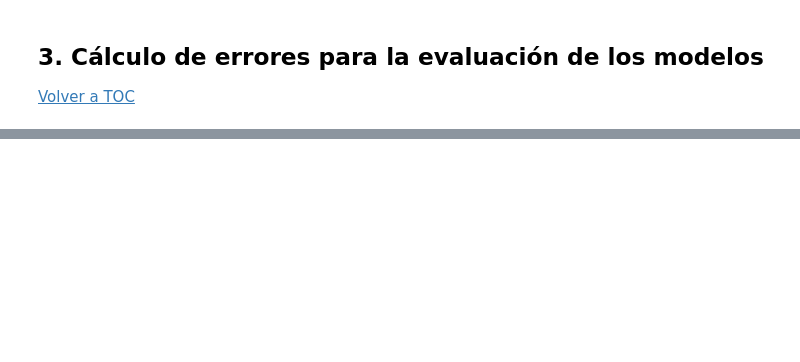
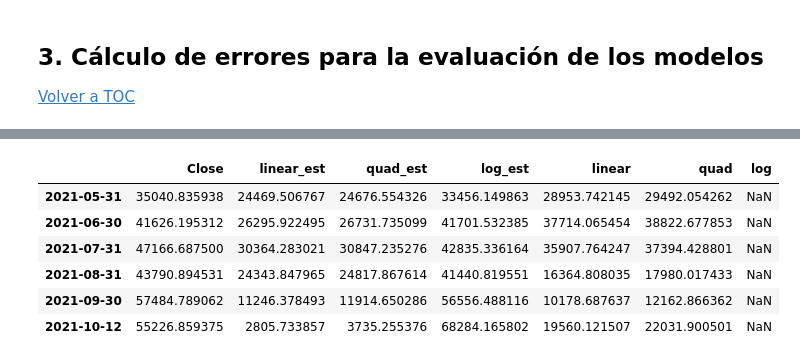
Before and after one commit to LeandroNardi96/Prediccion-del-Precio-de-un-Activo-Financiero-Criptomoneda, a Jupyter notebook: Workshop_final_index.ipynb, the cells around one changed output, grey strips where cells are left out. Cells and saved outputs as stored; diff of their text form; code cells hidden in the pictures; blank space fills up the shorter version.

```diff
--- a/Workshop_final_index.ipynb
+++ b/Workshop_final_index.ipynb
@@ -237,0 +272,10 @@ df_eval
+# %%
+df_test_graf
+# %% [output]
+|  | Close | linear_est | quad_est | log_est | linear | quad | log |
+| 2021-05-31 | 35040.835938 | 24469.506767 | 24676.554326 | 33456.149863 | 28953.742145 | 29492.054262 | NaN |
+| 2021-06-30 | 41626.195312 | 26295.922495 | 26731.735099 | 41701.532385 | 37714.065454 | 38822.677853 | NaN |
+| 2021-07-31 | 47166.687500 | 30364.283021 | 30847.235276 | 42835.336164 | 35907.764247 | 37394.428801 | NaN |
+| 2021-08-31 | 43790.894531 | 24343.847965 | 24817.867614 | 41440.819551 | 16364.808035 | 17980.017433 | NaN |
+| 2021-09-30 | 57484.789062 | 11246.378493 | 11914.650286 | 56556.488116 | 10178.687637 | 12162.866362 | NaN |
+| 2021-10-12 | 55226.859375 | 2805.733857 | 3735.255376 | 68284.165802 | 19560.121507 | 22031.900501 | NaN |
```
Also changed, not shown: parts of 14 cells of this notebook, 1 other file.
